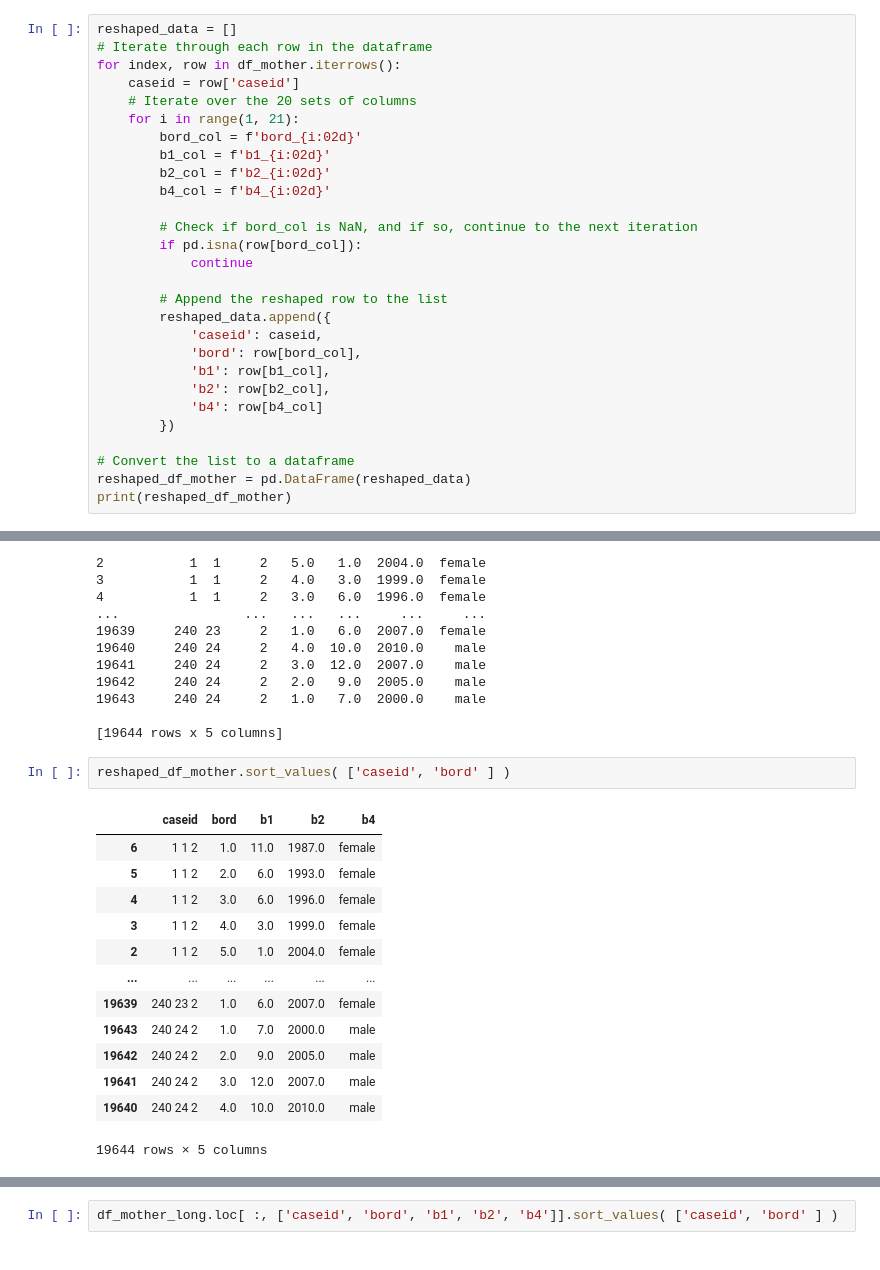
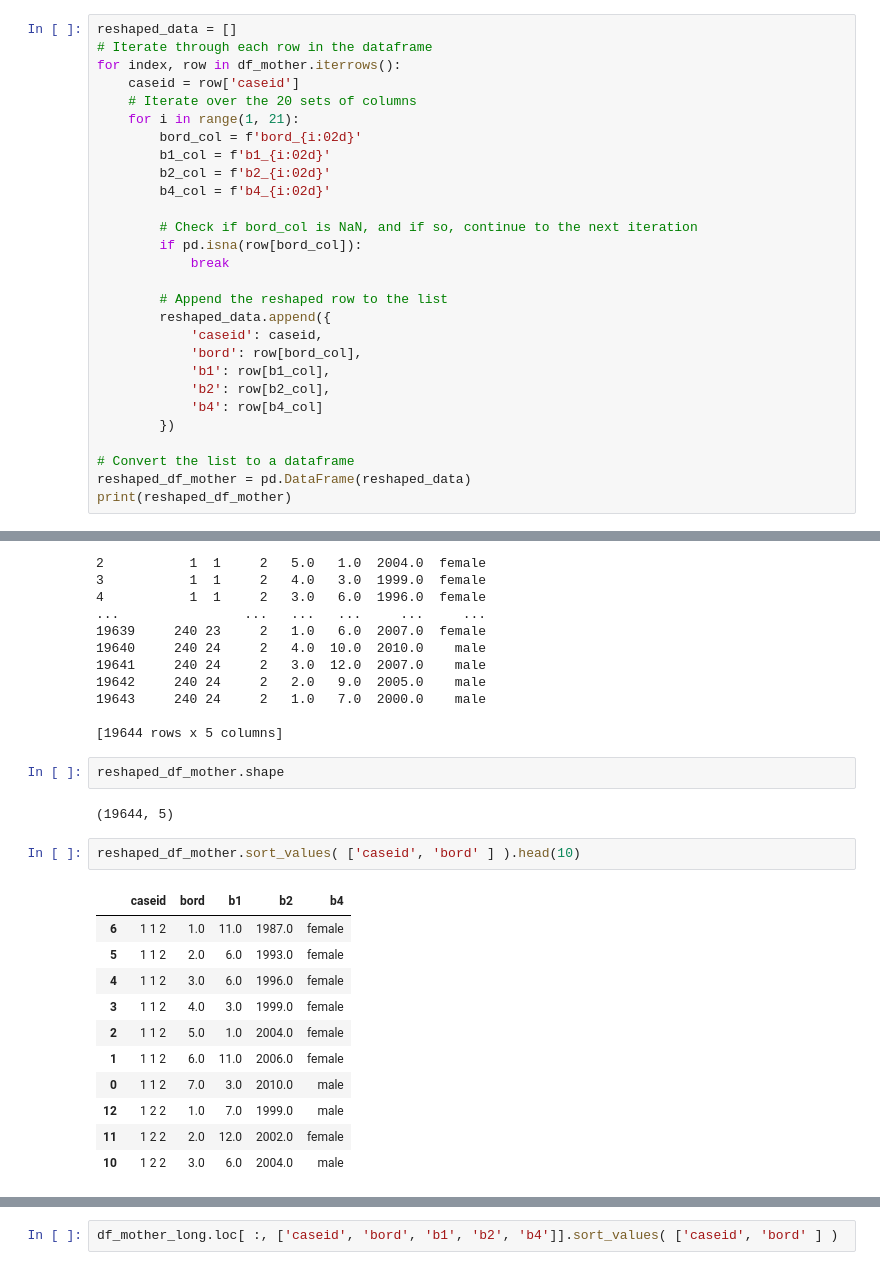
Before and after one commit to alexanderquispe/Diplomado_PUCP, a Jupyter notebook: Lecture_4/Practice4.ipynb, the cells around one changed output, grey strips where cells are left out. Cells and saved outputs as stored; diff of their text form.

```diff
--- a/Lecture_4/Practice4.ipynb
+++ b/Lecture_4/Practice4.ipynb
@@ -119,7 +159,7 @@ for index, row in df_mother.iterrows():
 
         # Check if bord_col is NaN, and if so, continue to the next iteration
         if pd.isna(row[bord_col]):
-            continue
+            break
 
         # Append the reshaped row to the list
         reshaped_data.append({
@@ -148,19 +188,21 @@ print(reshaped_df_mother)
 19643     240 24     2   1.0   7.0  2000.0    male
 
 [19644 rows x 5 columns]
+# %%
+reshaped_df_mother.shape
+# %% [output]
+(19644, 5)
 # %%
-reshaped_df_mother.sort_values( ['caseid', 'bord' ] )
+reshaped_df_mother.sort_values( ['caseid', 'bord' ] ).head(10)
 # %% [output]
 |  | caseid | bord | b1 | b2 | b4 |
 | 6 | 1 1 2 | 1.0 | 11.0 | 1987.0 | female |
 | 5 | 1 1 2 | 2.0 | 6.0 | 1993.0 | female |
 | 4 | 1 1 2 | 3.0 | 6.0 | 1996.0 | female |
 | 3 | 1 1 2 | 4.0 | 3.0 | 1999.0 | female |
 | 2 | 1 1 2 | 5.0 | 1.0 | 2004.0 | female |
-| ... | ... | ... | ... | ... | ... |
-| 19639 | 240 23 2 | 1.0 | 6.0 | 2007.0 | female |
-| 19643 | 240 24 2 | 1.0 | 7.0 | 2000.0 | male |
-| 19642 | 240 24 2 | 2.0 | 9.0 | 2005.0 | male |
-| 19641 | 240 24 2 | 3.0 | 12.0 | 2007.0 | male |
-| 19640 | 240 24 2 | 4.0 | 10.0 | 2010.0 | male |
+| 1 | 1 1 2 | 6.0 | 11.0 | 2006.0 | female |
+| 0 | 1 1 2 | 7.0 | 3.0 | 2010.0 | male |
+| 12 | 1 2 2 | 1.0 | 7.0 | 1999.0 | male |
+| 11 | 1 2 2 | 2.0 | 12.0 | 2002.0 | female |
+| 10 | 1 2 2 | 3.0 | 6.0 | 2004.0 | male |
-19644 rows × 5 columns
```
Also changed, not shown: parts of 24 cells of this notebook, 3 other files.
